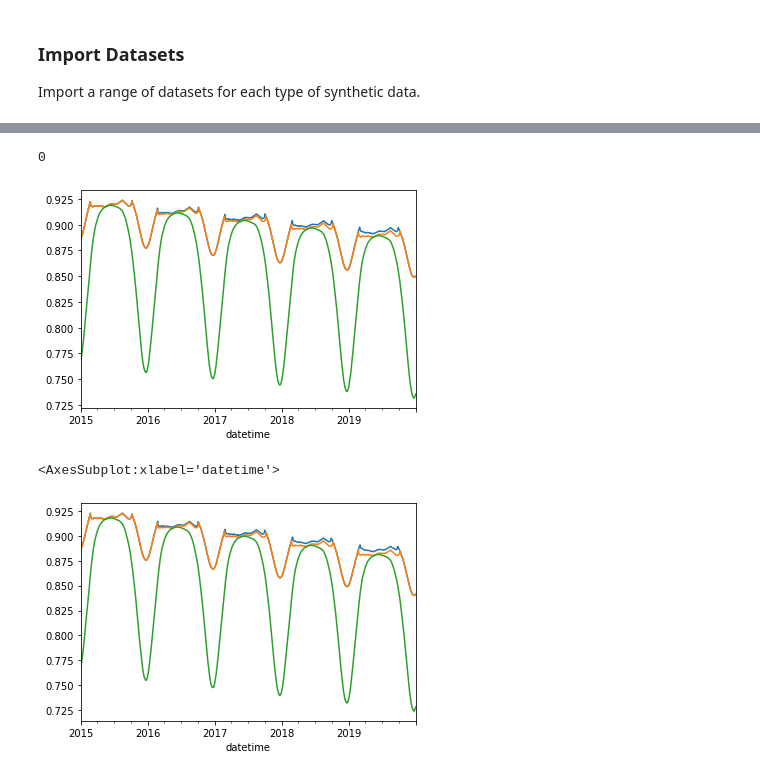
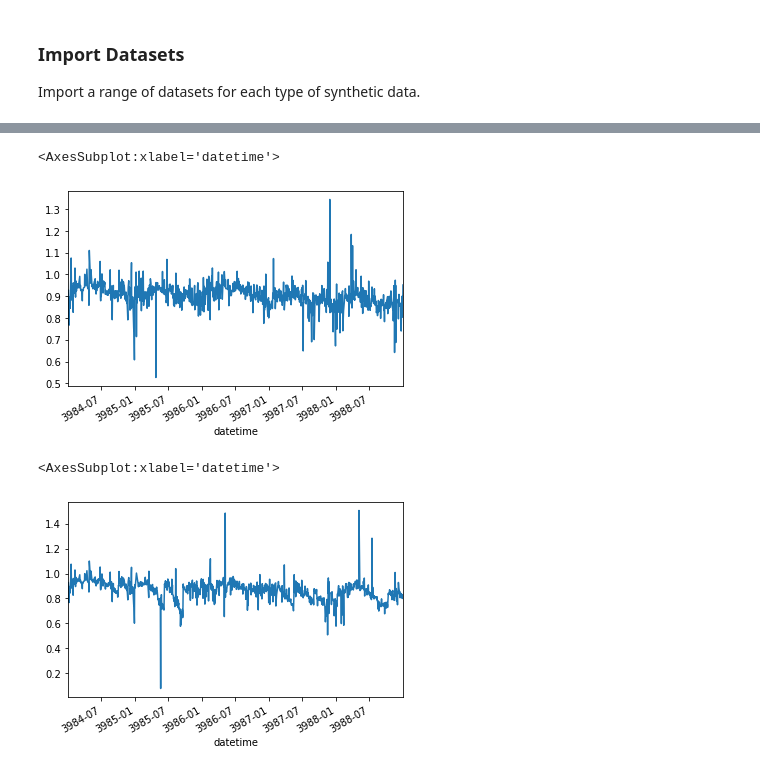
Before and after one commit to Rufski/S2DS-EPRI, a Jupyter notebook: notebooks/3.0-cj-normalize-power-signal.ipynb, the cells around one changed output, grey strips where cells are left out. Cells and saved outputs as stored; diff of their text form; code cells hidden in the pictures.

```diff
--- a/notebooks/3.0-cj-normalize-power-signal.ipynb
+++ b/notebooks/3.0-cj-normalize-power-signal.ipynb
@@ -32,7 +32,7 @@ filterwarnings('ignore')
 
 Import a range of datasets for each type of synthetic data.
 # %%
-data_key = 'basic'
+data_key = 'weather'
 
 n_samples = 50
 path_to_data_raw = '../data/raw/'
@@ -58,7 +76,7 @@ poa_reference_co = pd.concat((poa_reference_01, poa_reference_02, poa_reference_
 #poa_reference[:7*1440].plot()
 #print(df.POA.size - poa_reference.size)
 # %%
-for index in range(n_samples):
+for index in range(1):
     df = import_df_from_zip_pkl(path_to_dataset, index)
 
     outlier_threshold = 0.0
@@ -73,13 +91,13 @@ for index in range(n_samples):
     elif data_key in ['soil_weather', 'weather']:
         poa_reference = poa_reference_co
 
-    p_norm_daily_clipping_basic = normalize_power_signal(df, poa_reference, clearsky=clearsky, nighttime=True, clipping='basic', verbose=True, outlier_threshold = outlier_threshold)
-    p_norm_daily_clipping_flexible = normalize_power_signal(df, poa_reference, clearsky=clearsky, nighttime=True, clipping='flexible', verbose=True, outlier_threshold = outlier_threshold)
-    p_norm_daily_clipping_universal = normalize_power_signal(df, poa_reference, clearsky=clearsky, nighttime=True, clipping='universal', verbose=True, outlier_threshold = outlier_threshold)
+    p_norm_daily_clipping_basic = normalize_power_signal(df, poa_reference, clearsky=clearsky, clipping='basic', verbose=True, outlier_threshold = outlier_threshold)
+    #p_norm_daily_clipping_flexible = normalize_power_signal(df, poa_reference, clearsky=clearsky, nighttime=True, clipping='flexible', verbose=True, outlier_threshold = outlier_threshold)
+    #p_norm_daily_clipping_universal = normalize_power_signal(df, poa_reference, clearsky=clearsky, nighttime=True, clipping='universal', verbose=True, outlier_threshold = outlier_threshold)
 
-    df_pkl = downsample_dataframe(df)
-    df_pkl['PI_clipping_basic'] = p_norm_daily_clipping_basic
-    df_pkl['PI_clipping_flexible'] = p_norm_daily_clipping_flexible
-    df_pkl['PI_clipping_universal'] = p_norm_daily_clipping_universal
-    df_pkl.to_pickle('../data/raw/synthetic_{:s}_pi_daily_{:s}.pkl'.format(data_key, str(index+1).zfill(3)), compression = 'gzip', protocol = 3)
+    #df_pkl = downsample_dataframe(df)
+    #df_pkl['PI_clipping_basic'] = p_norm_daily_clipping_basic
+    #df_pkl['PI_clipping_flexible'] = p_norm_daily_clipping_flexible
+    #df_pkl['PI_clipping_universal'] = p_norm_daily_clipping_universal
+    #df_pkl.to_pickle('../data/raw/synthetic_{:s}_pi_daily_{:s}.pkl'.format(data_key, str(index+1).zfill(3)), compression = 'gzip', protocol = 3)
 # %% [output]
@@ -103,26 +105,28 @@ for index in range(n_samples):
 # %%
-df_pkl[df_pkl.PI_clipping_basic.notna()].PI_clipping_basic.plot()
-df_pkl[df_pkl.PI_clipping_flexible.notna()].PI_clipping_flexible.plot()
-df_pkl[df_pkl.PI_clipping_universal.notna()].PI_clipping_universal.plot()
-print(df_pkl.PI_clipping_basic.isna().sum())
+p_norm_daily_clipping_basic.plot()
+#df_pkl[df_pkl.PI_clipping_flexible.notna()].PI_clipping_flexible.plot()
+#df_pkl[df_pkl.PI_clipping_universal.notna()].PI_clipping_universal.plot()
+#print(p_norm_daily_clipping_basic[:20])
+#night_mask = df.Power != -1.
+#print(df.POA[df.Power != -1.])
 # %% [output]
-0
+<AxesSubplot:xlabel='datetime'>
-[figure, old version]
+[figure, new version]
 # %%
 import_df_from_zip_pkl
 # %%
 # test
 #path = '../synthetic_soil_weather_pi_daily_001.pkl'
-path = '../data/raw/synthetic_basic_pi_daily.zip'
+path = '../data/raw/new/synthetic_soil_weather_pi_daily_uniform.zip'
 #df_pi = pd.read_pickle(path, compression='gzip')
-df_pi = import_df_from_zip_pkl(path, index=0, minofday=False)
+df_pi = import_df_from_zip_pkl(path, index=50,minofday=False)
 #print(df_pi.PI_clipping_basic.isna().sum())
 
 df_pi[df_pi.PI_clipping_basic.notna()].PI_clipping_basic.plot()
-df_pi[df_pi.PI_clipping_flexible.notna()].PI_clipping_flexible.plot()
-df_pi[df_pi.PI_clipping_universal.notna()].PI_clipping_universal.plot()
+#df_pi[df_pi.PI_clipping_flexible.notna()].PI_clipping_flexible.plot()
+#df_pi[df_pi.PI_clipping_universal.notna()].PI_clipping_universal.plot()
 # %% [output]
 <AxesSubplot:xlabel='datetime'>
-[figure, old version]
+[figure, new version]
 # %%
 help(import_df_from_zip_pkl)
```
Also changed, not shown: parts of 3 cells of this notebook.
